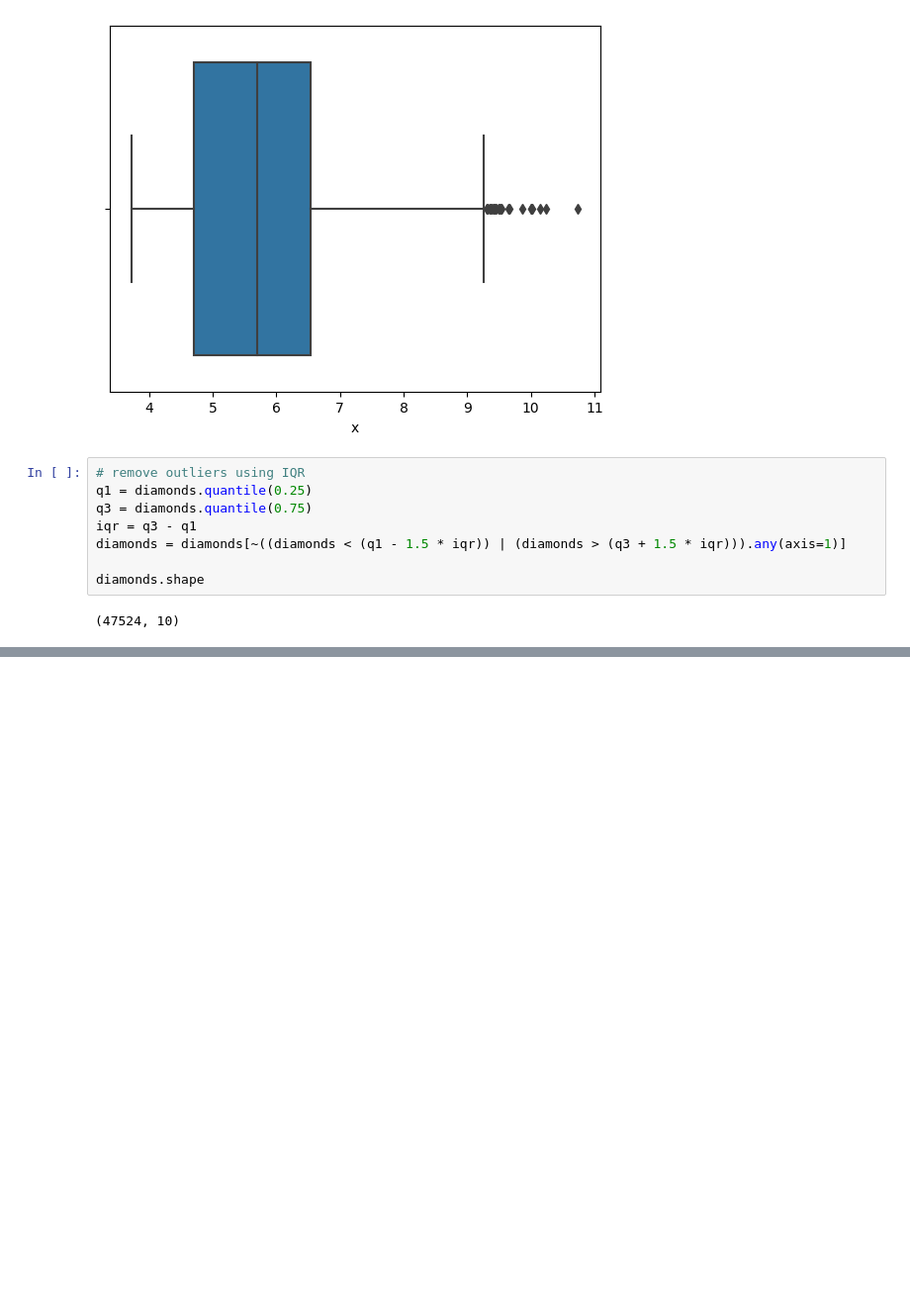
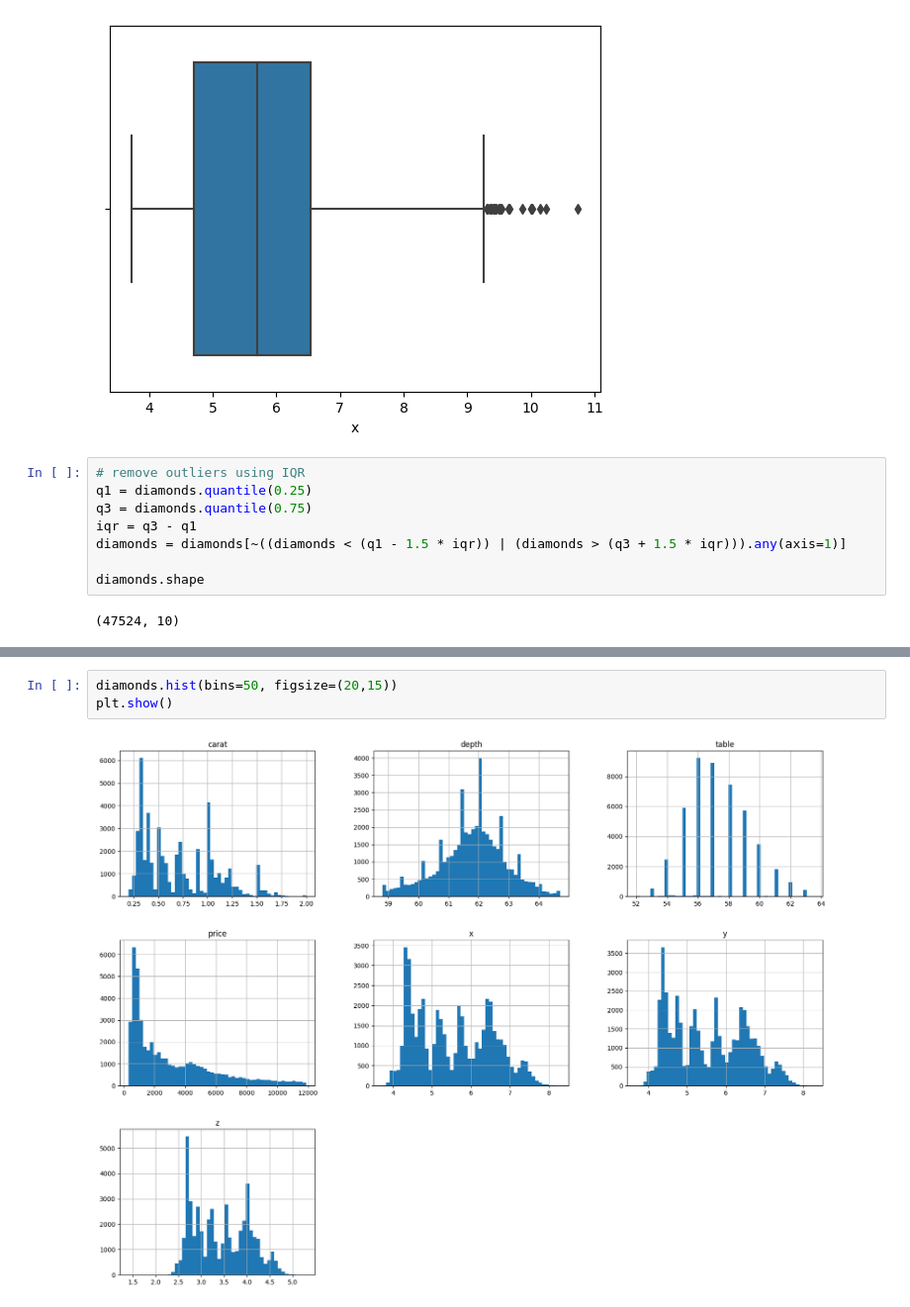
Before and after one commit to rubyw177/diamond-price-predictive, a Jupyter notebook: diamond_predictive.ipynb, the cells around one changed output, grey strips where cells are left out. Shown: that part at 99% size. Cells and saved outputs as stored; diff of their text form; blank space fills up the shorter version.

```diff
--- a/diamond_predictive.ipynb
+++ b/diamond_predictive.ipynb
@@ -119,0 +180,5 @@ diamonds.shape
+# %%
+diamonds.hist(bins=50, figsize=(20,15))
+plt.show()
+# %% [output]
+[figure, added]
```
Also changed, not shown: parts of 4 cells of this notebook.
